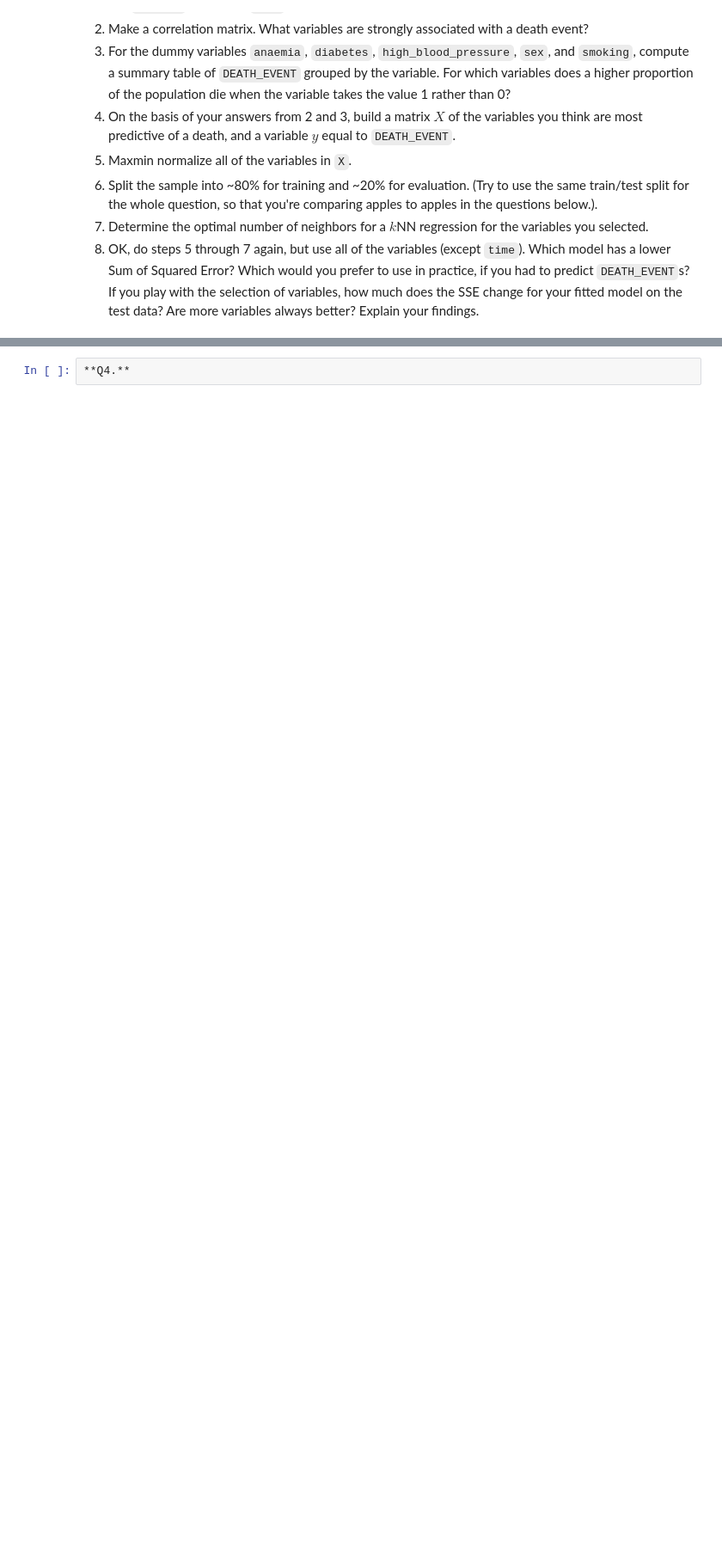
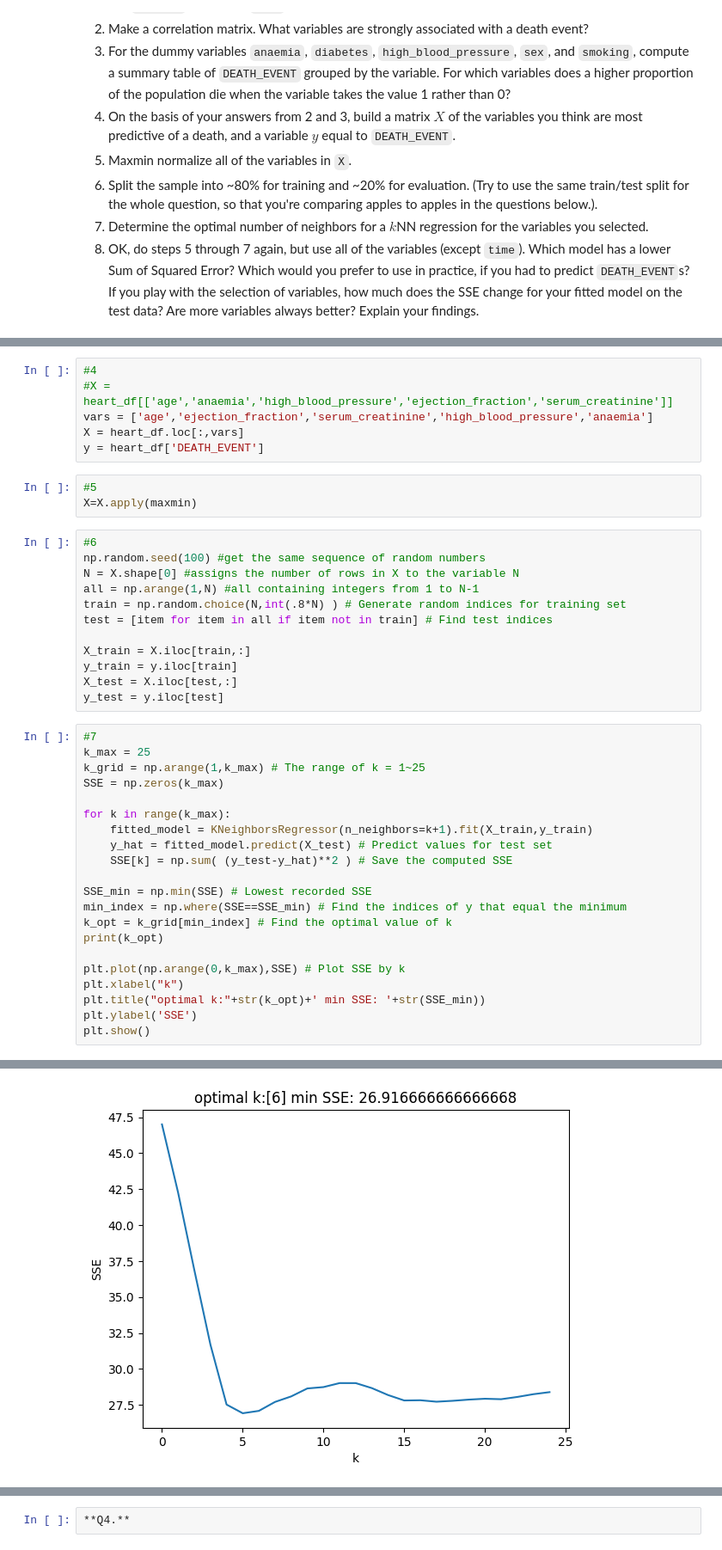
Before and after one commit to CarolWuuu/DS3001_knn, a Jupyter notebook: assignment_knn.ipynb, the cells around one changed output, grey strips where cells are left out. Shown at 86% size. Saved outputs shown, nothing was run; the diff lists cells and outputs as text; blank space fills up the shorter version.

```diff
--- a/assignment_knn.ipynb
+++ b/assignment_knn.ipynb
@@ -146,0 +198,43 @@ The optimal k is 12. When k=300, the model is overfitting and horizontally group
+# %%
+#4
+#X = heart_df[['age','anaemia','high_blood_pressure','ejection_fraction','serum_creatinine']]
+vars = ['age','ejection_fraction','serum_creatinine','high_blood_pressure','anaemia']
+X = heart_df.loc[:,vars]
+y = heart_df['DEATH_EVENT']
+# %%
+#5
+X=X.apply(maxmin)
+# %%
+#6
+np.random.seed(100) #get the same sequence of random numbers
+N = X.shape[0] #assigns the number of rows in X to the variable N
+all = np.arange(1,N) #all containing integers from 1 to N-1
+train = np.random.choice(N,int(.8*N) ) # Generate random indices for training set
+test = [item for item in all if item not in train] # Find test indices
+
+X_train = X.iloc[train,:]
+y_train = y.iloc[train]
+X_test = X.iloc[test,:]
+y_test = y.iloc[test]
+# %%
+#7
+k_max = 25
+k_grid = np.arange(1,k_max) # The range of k = 1~25
+SSE = np.zeros(k_max)
+
+for k in range(k_max):
+    fitted_model = KNeighborsRegressor(n_neighbors=k+1).fit(X_train,y_train)
+    y_hat = fitted_model.predict(X_test) # Predict values for test set
+    SSE[k] = np.sum( (y_test-y_hat)**2 ) # Save the computed SSE
+
+SSE_min = np.min(SSE) # Lowest recorded SSE
+min_index = np.where(SSE==SSE_min) # Find the indices of y that equal the minimum
+k_opt = k_grid[min_index] # Find the optimal value of k
+print(k_opt)
+
+plt.plot(np.arange(0,k_max),SSE) # Plot SSE by k
+plt.xlabel("k")
+plt.title("optimal k:"+str(k_opt)+' min SSE: '+str(SSE_min))
+plt.ylabel('SSE')
+plt.show()
+# %% [output]
@@ -146,0 +242 @@ The optimal k is 12. When k=300, the model is overfitting and horizontally group
+[figure, added]
```
Also changed, not shown: parts of 12 cells of this notebook.
